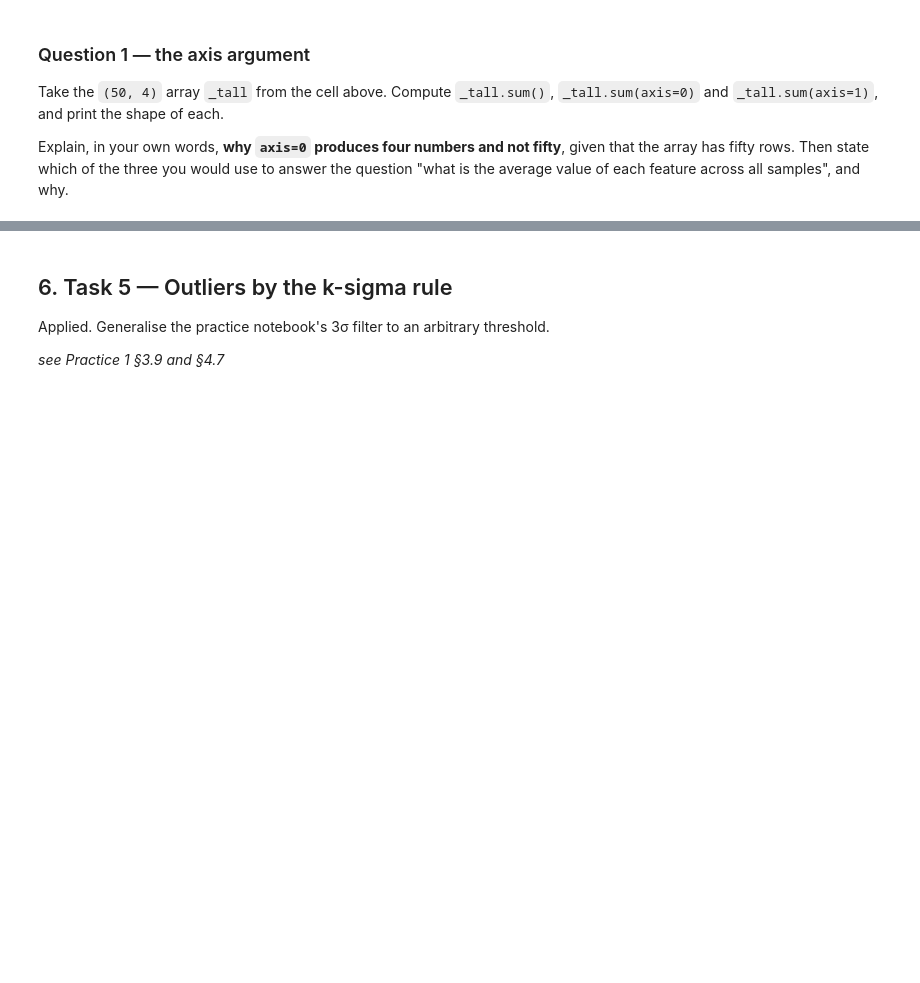
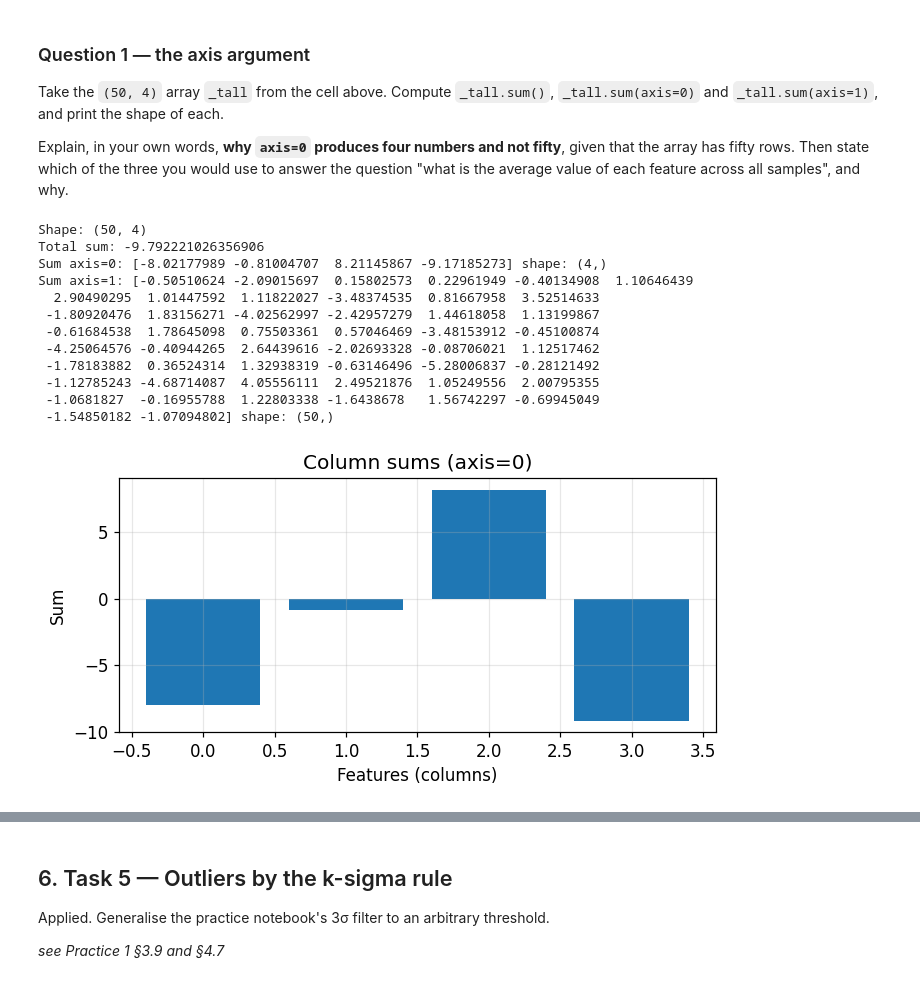
Before and after one commit to yuliiamatviievska-prog/ida-practice-12, a Jupyter notebook: practice/1/1-homework.ipynb, the cells around one changed output, grey strips where cells are left out. Drawn from its saved outputs; the diff is of its cells as text; code cells hidden in the pictures; blank space fills up the shorter version.

```diff
--- a/practice/1/1-homework.ipynb
+++ b/practice/1/1-homework.ipynb
@@ -216,7 +216,37 @@ fifty**, given that the array has fifty rows. Then state which of the three
 you would use to answer the question "what is the average value of each
 feature across all samples", and why.
 # %%
-# Space for the code that supports your answer.
+import matplotlib.pyplot as plt
+
+print("Shape:", _tall.shape)
+
+print("Total sum:", _tall.sum())
+print("Sum axis=0:", _tall.sum(axis=0), "shape:", _tall.sum(axis=0).shape)
+print("Sum axis=1:", _tall.sum(axis=1), "shape:", _tall.sum(axis=1).shape)
+
+# графік сум по колонках
+plt.figure(figsize=(7,3))
+plt.bar(range(len(_tall.sum(axis=0))), _tall.sum(axis=0))
+
+plt.xlabel("Features (columns)")
+plt.ylabel("Sum")
+plt.title("Column sums (axis=0)")
+
+plt.show()
+# %% [output]
+Shape: (50, 4)
+Total sum: -9.792221026356906
+Sum axis=0: [-8.02177989 -0.81004707  8.21145867 -9.17185273] shape: (4,)
+Sum axis=1: [-0.50510624 -2.09015697  0.15802573  0.22961949 -0.40134908  1.10646439
+  2.90490295  1.01447592  1.11822027 -3.48374535  0.81667958  3.52514633
+ -1.80920476  1.83156271 -4.02562997 -2.42957279  1.44618058  1.13199867
+ -0.61684538  1.78645098  0.75503361  0.57046469 -3.48153912 -0.45100874
+ -4.25064576 -0.40944265  2.64439616 -2.02693328 -0.08706021  1.12517462
+ -1.78183882  0.36524314  1.32938319 -0.63146496 -5.28006837 -0.28121492
+ -1.12785243 -4.68714087  4.05556111  2.49521876  1.05249556  2.00795355
+ -1.0681827  -0.16955788  1.22803338 -1.6438678   1.56742297 -0.69945049
+ -1.54850182 -1.07094802] shape: (50,)
+[figure, added]
 # %% [markdown]
 **Your answer:**
 
```
Also changed, not shown: parts of 11 cells of this notebook.
